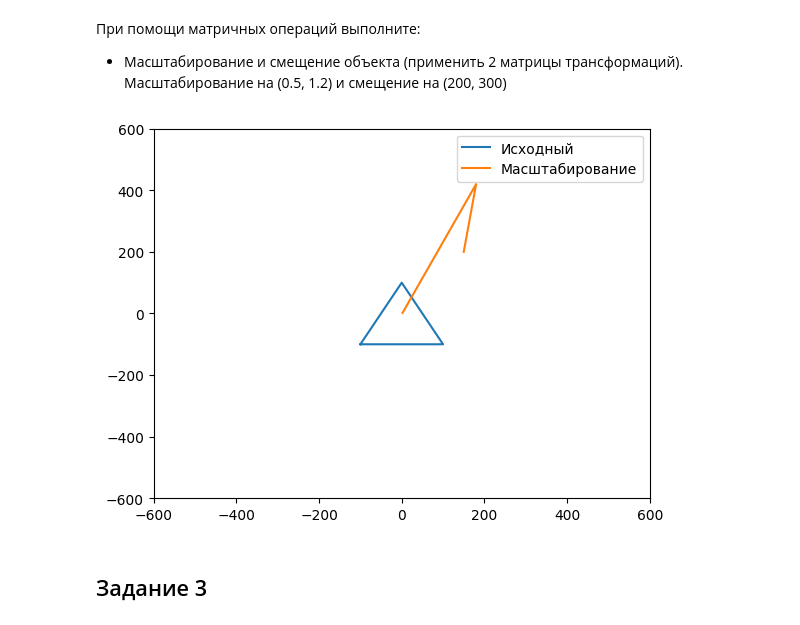
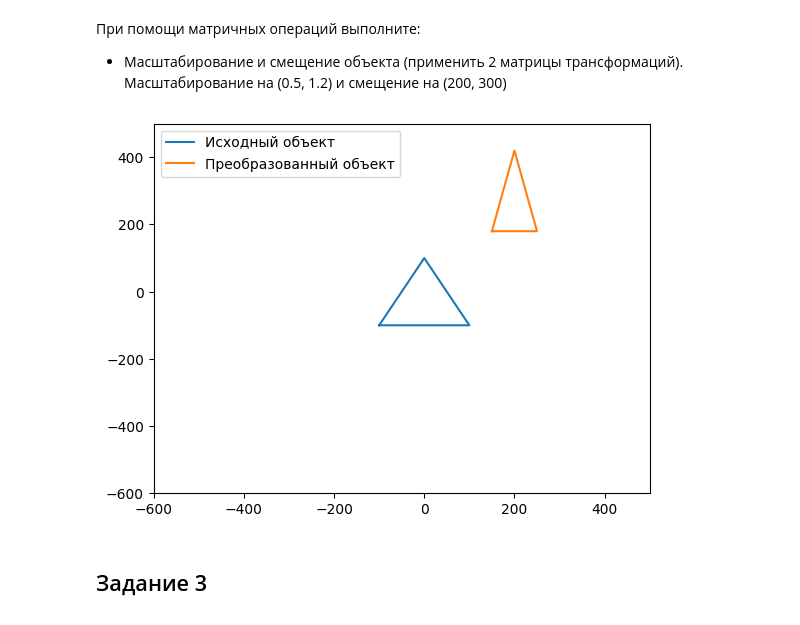
Before and after one commit to Alex-golovko-py/Python_2, a Jupyter notebook: result_work_math.ipynb, the cells around one changed output. Saved outputs shown, nothing was run; the diff lists cells and outputs as text; code cells hidden in the pictures.

```diff
--- a/result_work_math.ipynb
+++ b/result_work_math.ipynb
@@ -73,12 +57,24 @@ transformed_A = np.dot(scale,A.T) + shift
+# %%
+# Определите матрицу объекта
+A = np.array([[-100, -100, 1], [0, 100, 1], [100, -100, 1], [-100, -100, 1]])
+
+# Определите матрицу масштабирования
+scale = np.array([[0.5, 0, 0], [0, 1.2, 0], [0, 0, 1]])
+
+# Определите матрицу смещения
+shift = np.array([[1, 0, 200], [0, 1, 300], [0, 0, 1]])
+
+# Примените матрицы трансформаций к объекту
+transformed_A = np.dot(shift, np.dot(scale, A.T)).T
 # %%
-plt.plot(A[:,0], A[:,1], label = 'Исходный')
-plt.plot(transformed_A[:,0], transformed_A[:,1], label = 'Масштабирование')
-plt.xlim([-600, 600])
-plt.ylim([-600, 600])
+plt.plot(A[:,0], A[:,1], label='Исходный объект')
+plt.plot(transformed_A[:,0], transformed_A[:,1], label='Преобразованный объект')
+plt.ylim([-600, 500])
+plt.xlim([-600, 500])
 plt.legend()
 plt.show()
 # %% [output]
-[figure, old version]
+[figure, new version]
 # %% [markdown]
 ## Задание 3
 # %% [markdown]
```
Also changed, not shown: parts of 11 cells of this notebook.
